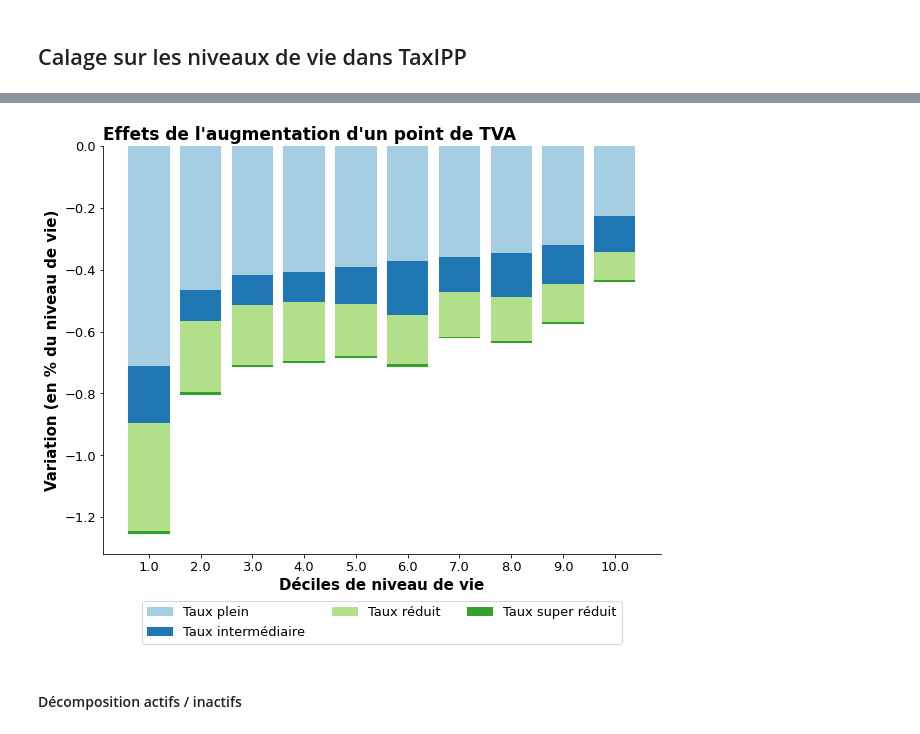
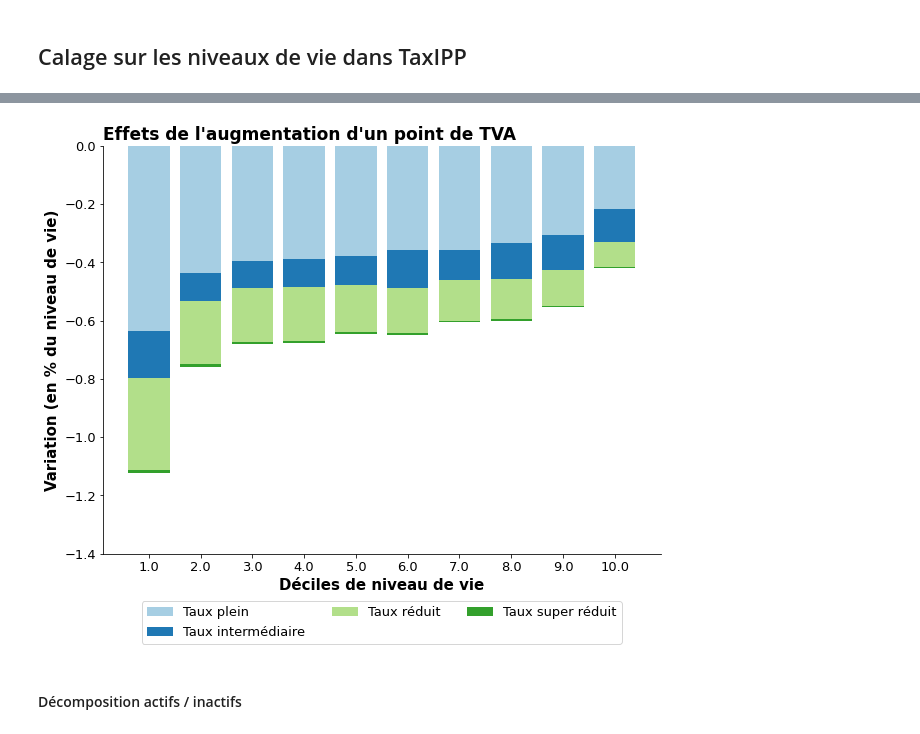
Before and after one commit to openfisca/openfisca-france-indirect-taxation, a Jupyter notebook: openfisca_france_indirect_taxation/projects/TVA/Replication_TVA_budget_2025.ipynb, the cells around one changed output, grey strips where cells are left out. Cells and saved outputs as stored; diff of their text form; code cells hidden in the pictures.

```diff
--- a/openfisca_france_indirect_taxation/projects/TVA/Replication_TVA_budget_2025.ipynb
+++ b/openfisca_france_indirect_taxation/projects/TVA/Replication_TVA_budget_2025.ipynb
@@ -46,37 +48,23 @@ simulated_variables = ['depenses_tva_taux_plein',
  'ocde10',
  'pondmen',
  'pondindiv',
+ 'agepr',
+ 'situapr',
+ 'situacj',
+ 'situaagr',
  'nactifs',
  'npers',
+ 'nadultes',
+ 'nenfants',
+ 'nenfact',
  'identifiant_menage']
 # %% [markdown]
 ## Calage sur les niveaux de vie dans TaxIPP
 # %%
+# Décile par individus rev disponible et niveau de vie pour 2025 dans TaxIPP
 data = {"decile_indiv_niveau_vie": [1, 2, 3, 4, 5, 6, 7, 8, 9, 10],
-    'rev_disponible_taxipp' : [
-        17164,
-        28523,
-        32785,
-        37962,
-        42484,
-        47179,
-        53571,
-        60538,
-        72271,
-        121762,
-    ],
-    'niveau_de_vie' : [
-        8082,
-        14242,
-        17617,
-        20598,
-        23339,
-        26229,
-        29506,
-        33734,
-        40382,
-        69374
-    ]
+    'rev_disponible_taxipp' : [16096, 28268, 33790, 38630, 44127, 50111, 56587, 64575, 77033, 136448],
+    'niveau_de_vie' : [9033, 15217, 18578, 21603, 24476, 27480, 30917, 35394, 42436, 74370]
 }
 decile_taxipp = pd.DataFrame(data)
 decile_taxipp.set_index('decile_indiv_niveau_vie', inplace = True)
@@ -145,16 +134,18 @@ baseline_menage = survey_scenario.create_data_frame_by_entity(simulated_variable
 reform_menage   = survey_scenario.create_data_frame_by_entity(simulated_variables, filter_by = 'rev_disponible > 0', use_baseline = False, period = year)['menage']
 # %%
 difference_menage = pd.DataFrame()
-baseline_variables = ['depenses_tot','rev_disponible','niveau_de_vie','decile_indiv_niveau_vie','ocde10','pondmen','nactifs','npers','identifiant_menage']
+baseline_variables = ['depenses_tot','rev_disponible','niveau_de_vie','decile_indiv_niveau_vie','ocde10','pondmen',
+                      'nactifs','npers','nadultes','nenfants','agepr','identifiant_menage']
 difference_menage[baseline_variables] = baseline_menage[baseline_variables]
 
 difference_menage['depenses_totales'] = baseline_menage['depenses_totales'] - reform_menage['depenses_totales']
 difference_menage['depenses_tot_par_uc'] = difference_menage['depenses_tot'] / difference_menage['ocde10']
 difference_menage['depenses_totales_par_uc'] = difference_menage['depenses_totales'] / difference_menage['ocde10']
 
-for taux in ['plein','intermediaire', 'reduit', 'super_reduit']:
+liste_taux = ['plein','intermediaire', 'reduit', 'super_reduit']
+for taux in liste_taux:
     difference_menage['depenses_tva_taux_{}'.format(taux)] = baseline_menage['depenses_tva_taux_{}'.format(taux)] - reform_menage['depenses_tva_taux_{}'.format(taux)]
-difference_menage['actifs'] = (difference_menage['nactifs'] >= 1)
+    difference_menage['depenses_par_uc_tva_taux_{}'.format(taux)] = difference_menage['depenses_tva_taux_{}'.format(taux)] / difference_menage['ocde10']
 
 difference_menage['pondindiv'] = difference_menage['pondmen'] * difference_menage['npers']
 # %% [markdown]
@@ -242,17 +205,18 @@ difference_by_decile
 # %%
 stacked_bar_plot(difference_by_decile,
                  variables = ['Taux_effort_tva_taux_{}'.format(taux) for taux in liste_taux],
                  labels = ['Taux plein','Taux intermédiaire','Taux réduit','Taux super réduit'],
                  title = "Effets de l'augmentation d'un point de TVA",
                  xlabel = 'Déciles de niveau de vie' ,
                  ylabel ='Variation (en % du niveau de vie)',
+                 ylim = (-1.4, 0),
                  colors = list(sns.color_palette("Paired")),
                  savefig = False,
                  outfile = 'Taux_effort.pdf',
                 #  errors = 'errors'
                  )
 # %% [output]
-[figure, old version]
+[figure, new version]
 # %% [markdown]
 #### Décomposition actifs / inactifs
 # %%
```
Also changed, not shown: parts of 68 cells of this notebook, 1 other file.
